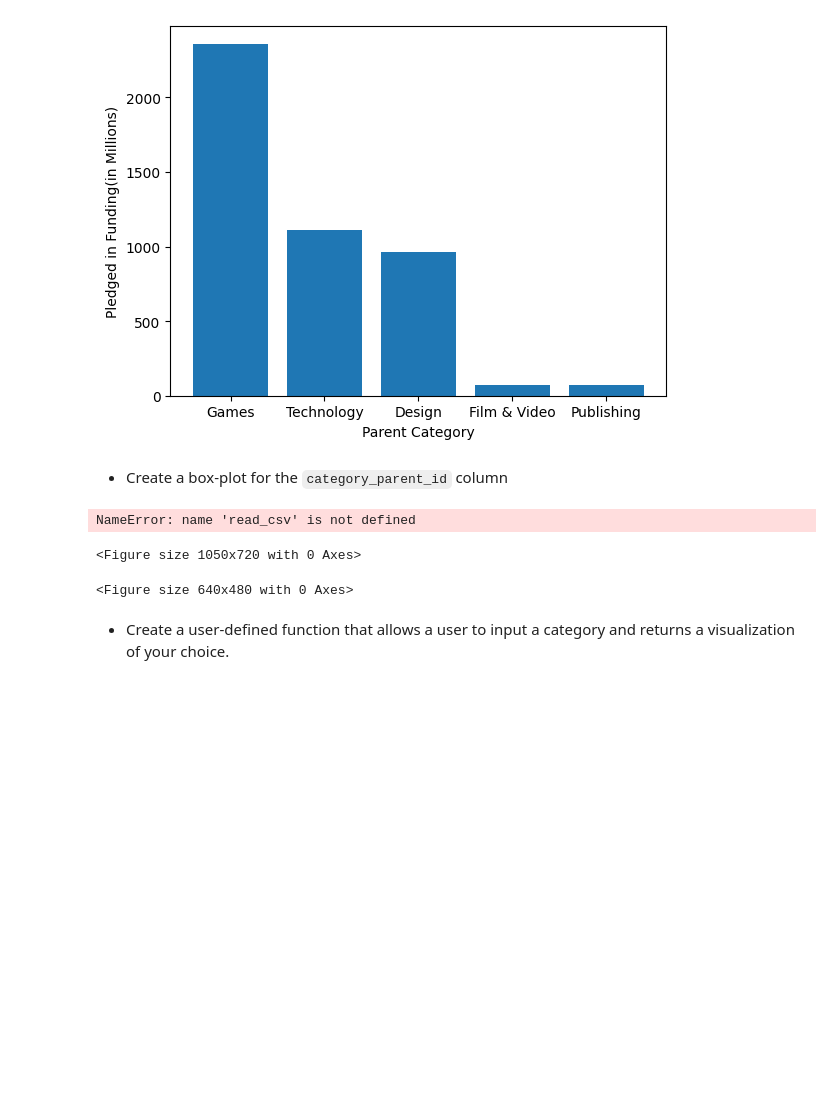
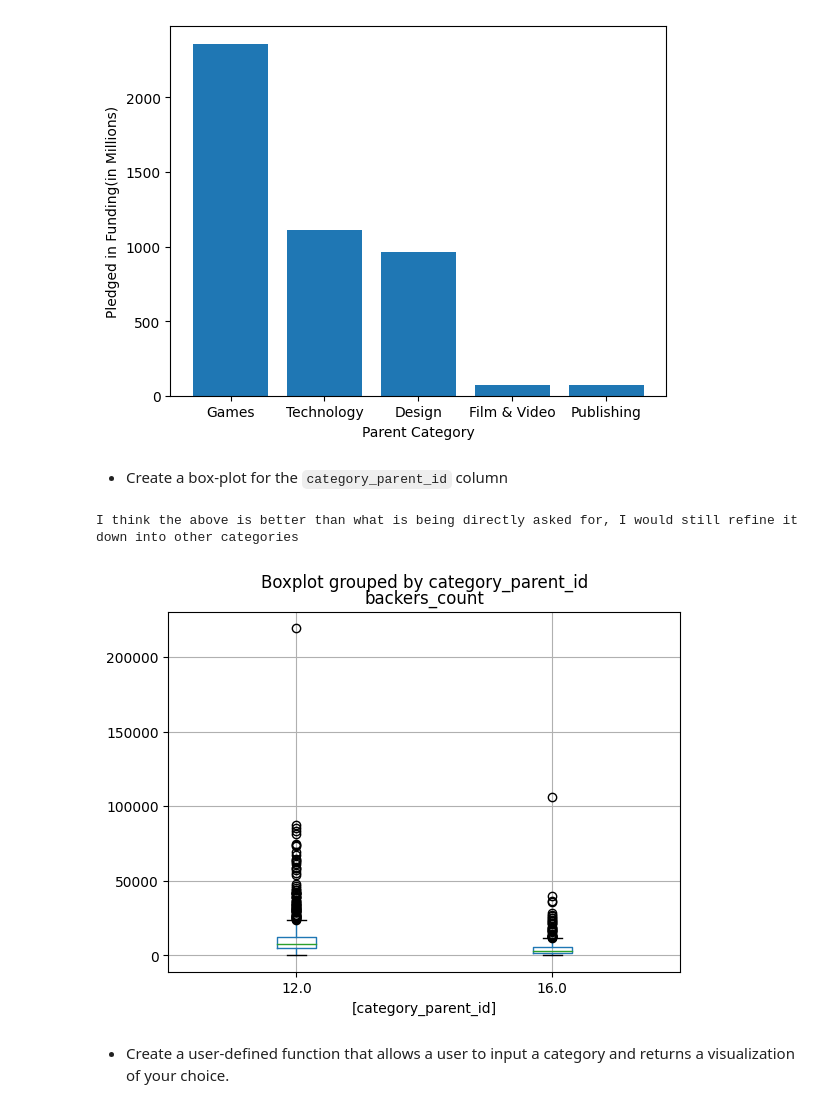
Before and after one commit to Sir-Roe/bootcamp, a Jupyter notebook: week_4/visualizations.ipynb, the cells around one changed output. Cells and saved outputs as stored; diff of their text form; code cells hidden in the pictures; blank space fills up the shorter version.

```diff
--- a/week_4/visualizations.ipynb
+++ b/week_4/visualizations.ipynb
@@ -95,28 +95,13 @@ plt.show()
 [figure]
 # %% [markdown]
 - Create a box-plot for the `category_parent_id` column
-# %%
-from itertools import groupby
-
-plt.figure(figsize = (10.5, 7.2))
-fig = plt.figure()
-pg = []
-
-for fnd, group in groupby(df_kick['category_parent_id']):
-    petal_length.append([float(fnd['']) for fnd in group])
-
-plt.boxplot()
-plt.axis([0,4,0,10]) # x-min, x-max, y-min, y-max
-plt.xticks([1,2,3], ['Setosa', 'Versicolor', 'Virginica'])
-plt.title('Box Plot with Iris Dataset', fontsize = 16, loc = 'right')
-plt.xlabel('Flower Variety', fontsize = 10)
-plt.ylabel('number_of_backers', fontsize = 10)
-
-plt.show()
-# Save figure as a png file
-# %% [output]
-NameError: name 'read_csv' is not defined
-<Figure size 1050x720 with 0 Axes>
-<Figure size 640x480 with 0 Axes>
+# %%
+df_box = df_kick[(df_kick['category_parent_id'] == 12) | (df_kick['category_parent_id'] == 16)]
+display(bp =  df_box[['category_parent_id','backers_count']].boxplot(by='category_parent_id'))
+
+print("I think the above is better than what is being directly asked for, I would still refine it down into other categories")
+# %% [output]
+I think the above is better than what is being directly asked for, I would still refine it down into other categories
+[figure, added]
 # %% [markdown]
 - Create a user-defined function that allows a user to input a category and returns a visualization of your choice.
```
Also changed, not shown: parts of 10 cells of this notebook, 2 other files.
